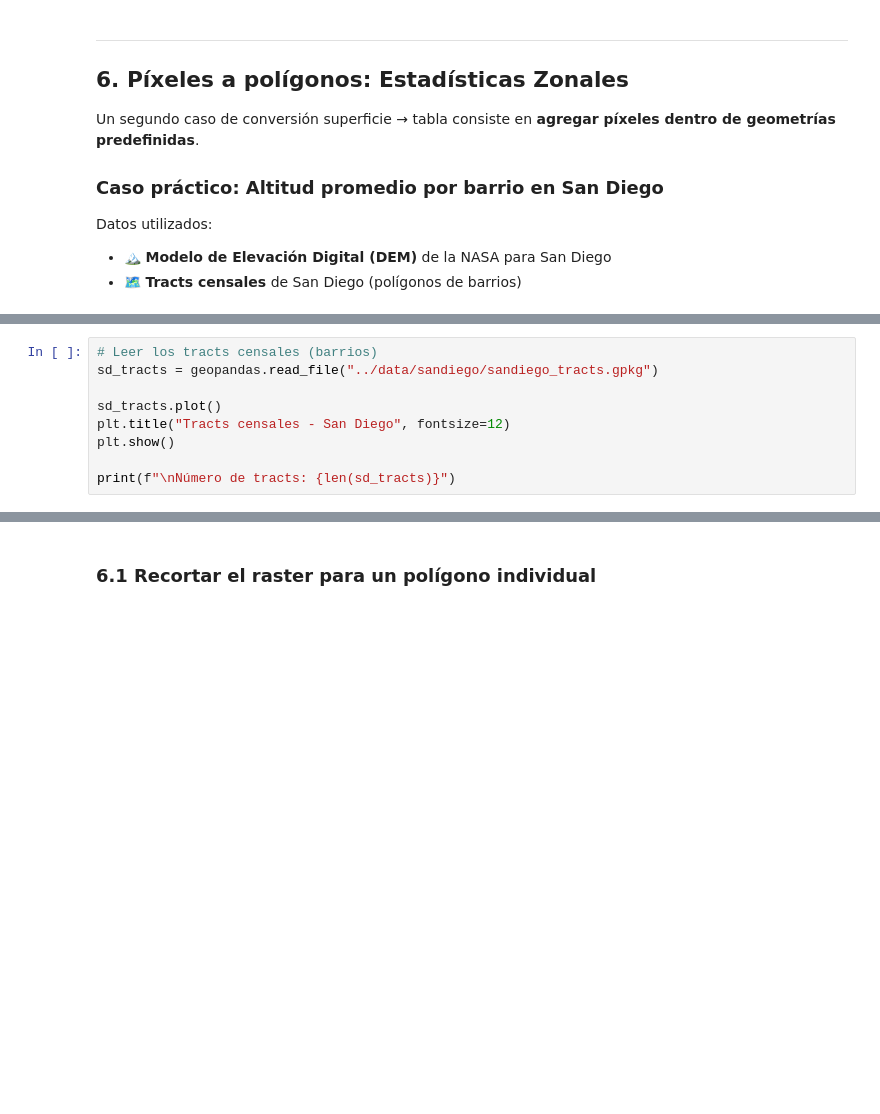
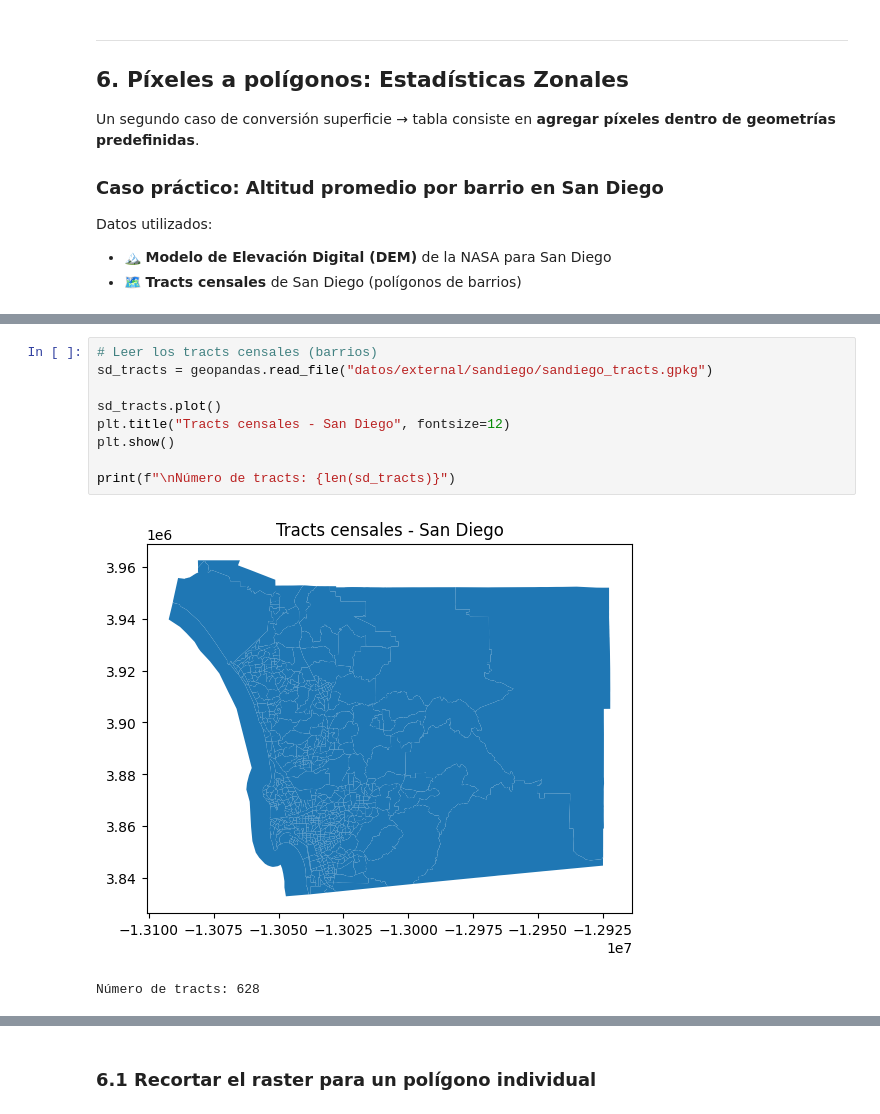
Before and after one commit to daniopitz/geodata, a Jupyter notebook: 01_datos_espaciales.ipynb, the cells around one changed output, grey strips where cells are left out. Saved outputs shown, nothing was run; the diff lists cells and outputs as text; blank space fills up the shorter version.

```diff
--- a/01_datos_espaciales.ipynb
+++ b/01_datos_espaciales.ipynb
@@ -486,9 +481,12 @@ RasterioIOError: ../data/nasadem/nasadem_sd.tif: No such file or directory
 # %%
 # Leer los tracts censales (barrios)
-sd_tracts = geopandas.read_file("../data/sandiego/sandiego_tracts.gpkg")
+sd_tracts = geopandas.read_file("datos/external/sandiego/sandiego_tracts.gpkg")
 
 sd_tracts.plot()
 plt.title("Tracts censales - San Diego", fontsize=12)
 plt.show()
 
 print(f"\nNúmero de tracts: {len(sd_tracts)}")
+# %% [output]
+[figure, added]
+Número de tracts: 628
```
Also changed, not shown: parts of 10 cells of this notebook.
